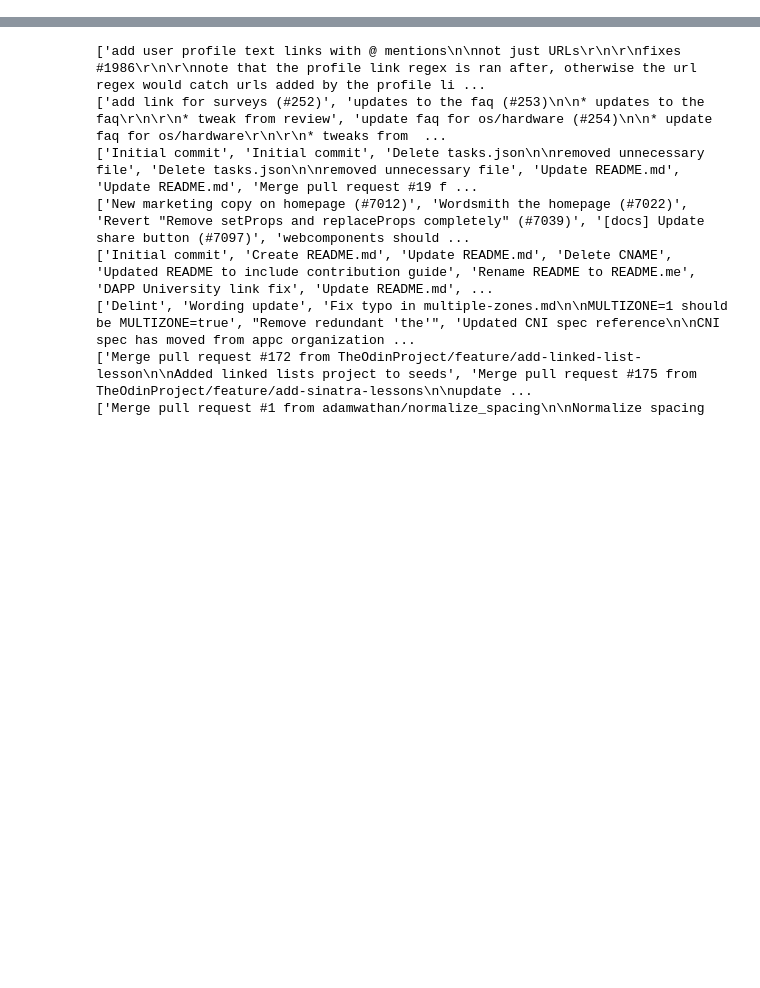
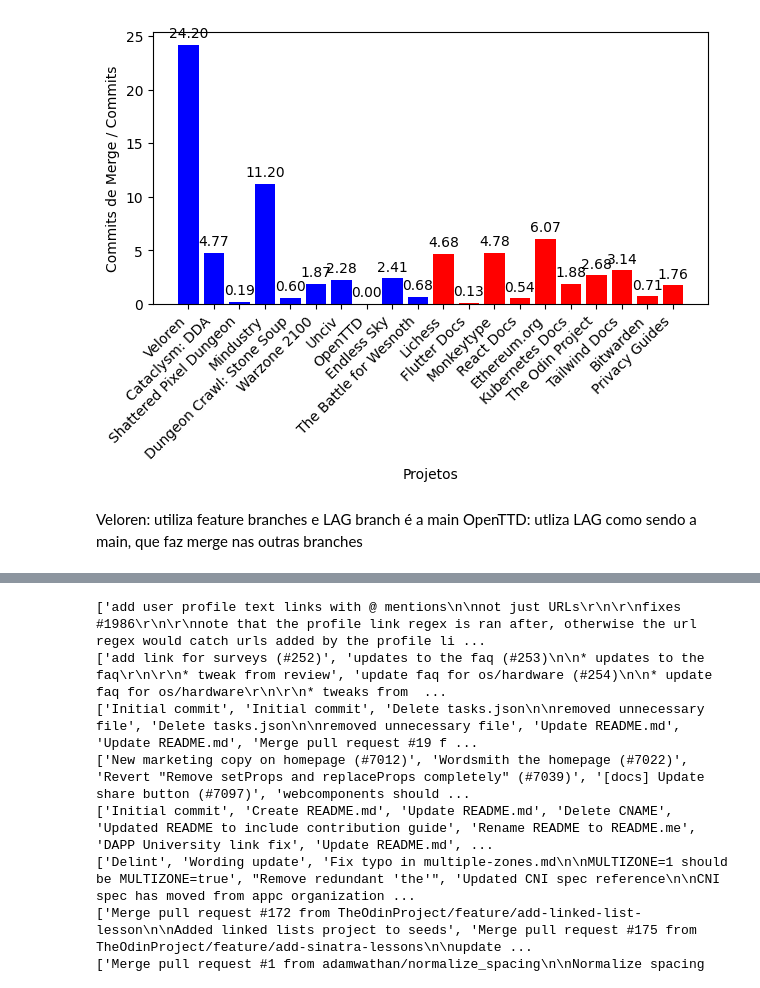
Before and after one commit to gustavo-ferreira03/minerador-repo-gc, a Jupyter notebook: repo_mining.ipynb, the cells around one changed output, grey strips where cells are left out. Cells and saved outputs as stored; diff of their text form; code cells hidden in the pictures; blank space fills up the shorter version.

```diff
--- a/repo_mining.ipynb
+++ b/repo_mining.ipynb
@@ -72 +67,80 @@ print(list(map(len, web_results)))
+# %%
+import numpy as np
+import matplotlib.pyplot as plt
+
+game_merge_commits_counts = list(map(lambda commits: len(list(filter(lambda commit: merge_commit_regex.match(commit.msg), commits))), game_commits))
+game_total_commits_counts = list(map(len, game_commits))
+
+web_merge_commits_counts = list(map(lambda commits: len(list(filter(lambda commit: merge_commit_regex.match(commit.msg), commits))), web_commits))
+web_total_commits_counts = list(map(len, web_commits))
+
+np_game_commits = np.array(game_total_commits_counts)
+np_game_merge_commits = np.array(game_merge_commits_counts)
+
+np_web_commits = np.array(web_total_commits_counts)
+np_web_merge_commits = np.array(web_merge_commits_counts)
+
+game_merge_ratios = (np_game_merge_commits / np_game_commits) * 100
+web_merge_ratios = (np_web_merge_commits / np_web_commits) * 100
+# %%
+all_merge_ratios = np.concatenate((game_merge_ratios, web_merge_ratios))
+game_projects = [
+    "Veloren",
+    "Cataclysm: DDA",
+    "Shattered Pixel Dungeon",
+    "Mindustry",
+    "Dungeon Crawl: Stone Soup",
+    "Warzone 2100",
+    "Unciv",
+    "OpenTTD",
+    "Endless Sky",
+    "The Battle for Wesnoth",
+]
+web_projects = [
+    "Lichess",
+    "Flutter Docs",
+    "Monkeytype",
+    "React Docs",
+    "Ethereum.org",
+    "Kubernetes Docs",
+    "The Odin Project",
+    "Tailwind Docs",
+    "Bitwarden",
+    "Privacy Guides"
+]
+
+all_labels = game_projects + web_projects
+
+# Plotando os dados
+x = np.arange(len(all_labels))  # Posições no eixo x
+
+fig, ax = plt.subplots()
+bar_colors = ['red' if project in web_projects else 'blue' for project in all_labels]
+
+rects = ax.bar(x, all_merge_ratios, color=bar_colors, label='Commits de Merge / Commits')
+
+# Adicionando rótulos, título e legenda
+ax.set_xlabel('Projetos')
+ax.set_ylabel('Commits de Merge / Commits')
+ax.set_xticks(x)
+ax.set_xticklabels(all_labels, rotation=45, ha='right')
+
+# Função para adicionar rótulos às barras
+def autolabel(rects):
+    for rect in rects:
+        height = rect.get_height()
+        ax.annotate(f'{height:.2f}',
+                    xy=(rect.get_x() + rect.get_width() / 2, height),
+                    xytext=(0, 3),  # 3 pontos de deslocamento vertical
+                    textcoords="offset points",
+                    ha='center', va='bottom')
+
+autolabel(rects)
+fig.tight_layout()
+plt.show()
+# %% [output]
+[figure, added]
+# %% [markdown]
+Veloren: utiliza feature branches e LAG branch é a main
+OpenTTD: utliza LAG como sendo a main, que faz merge nas outras branches
 # %%
```
Also changed, not shown: parts of 18 cells of this notebook, 1 other file.
